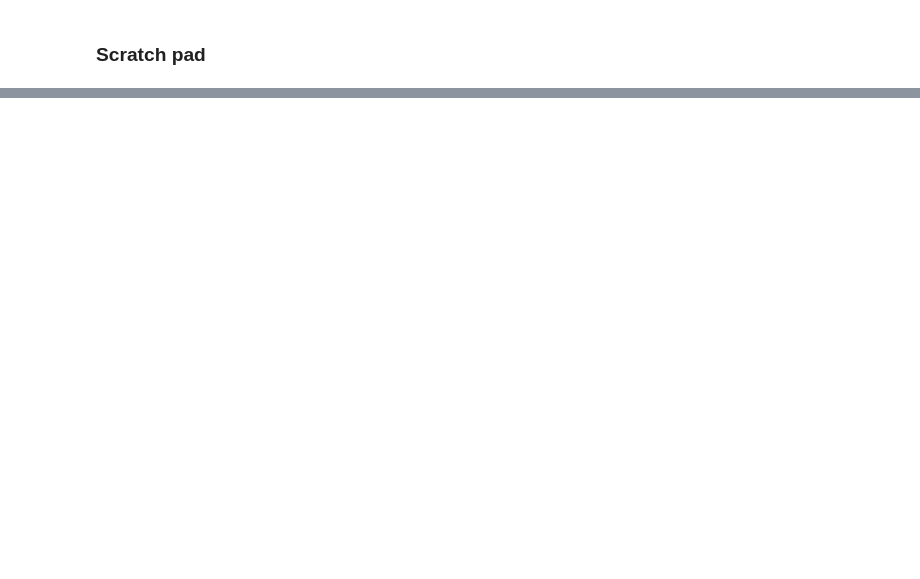
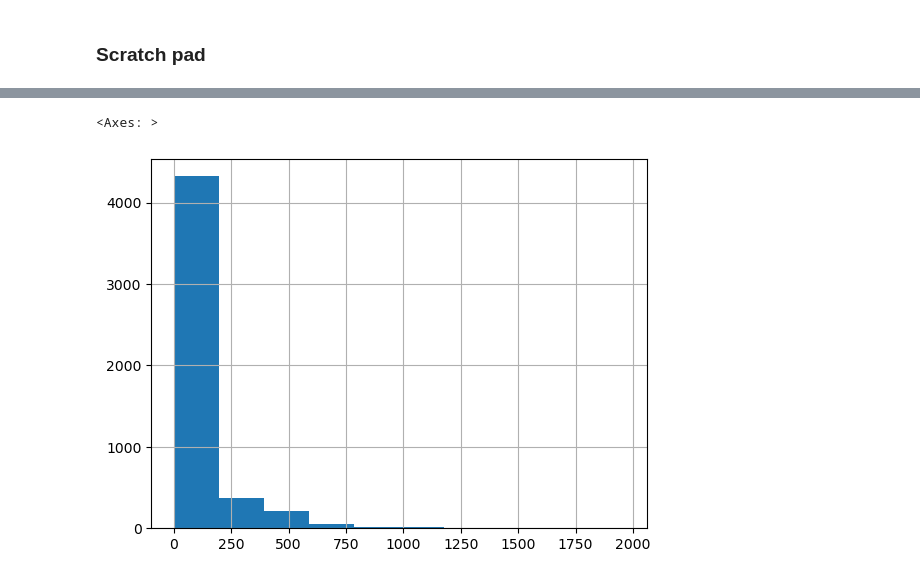
Before and after one commit to pradeepmohansml/dagpap24-submission, a Jupyter notebook: notebooks/baseline_models_comparison.ipynb, the cells around one changed output, grey strips where cells are left out. Cells and saved outputs as stored; diff of their text form; code cells hidden in the pictures; blank space fills up the shorter version.

```diff
--- a/notebooks/baseline_models_comparison.ipynb
+++ b/notebooks/baseline_models_comparison.ipynb
@@ -64,0 +350,5 @@ def get_max_repeated_pred(input_df):
+# %%
+stats_df['deberta'].hist()
+# %% [output]
+<Axes: >
+[figure, added]
```
Also changed, not shown: parts of 46 cells of this notebook, 3 other files.
